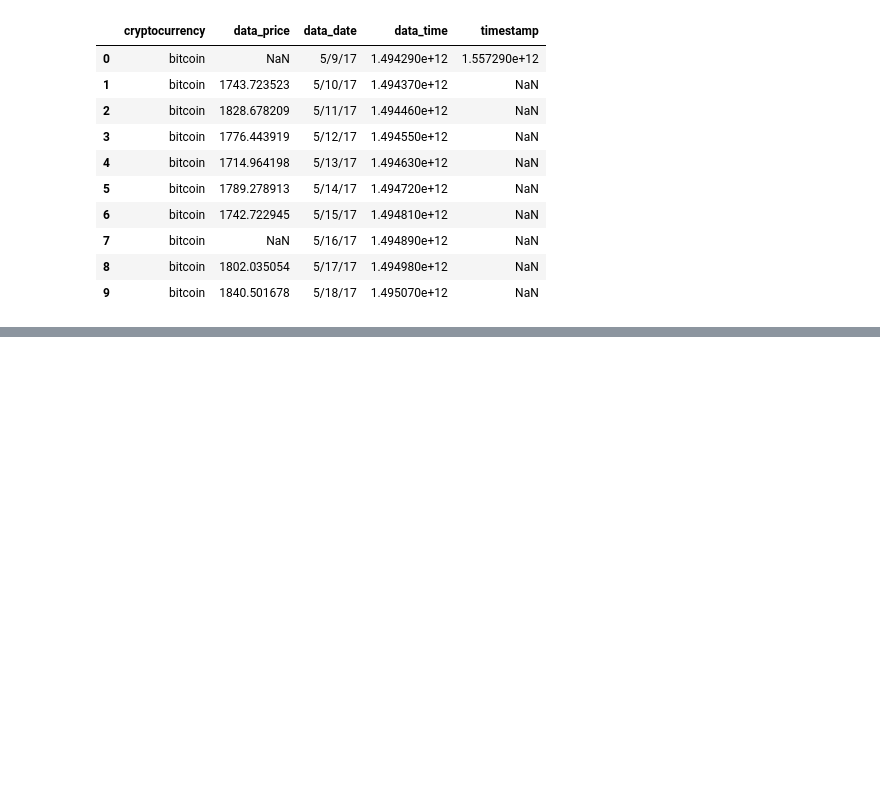
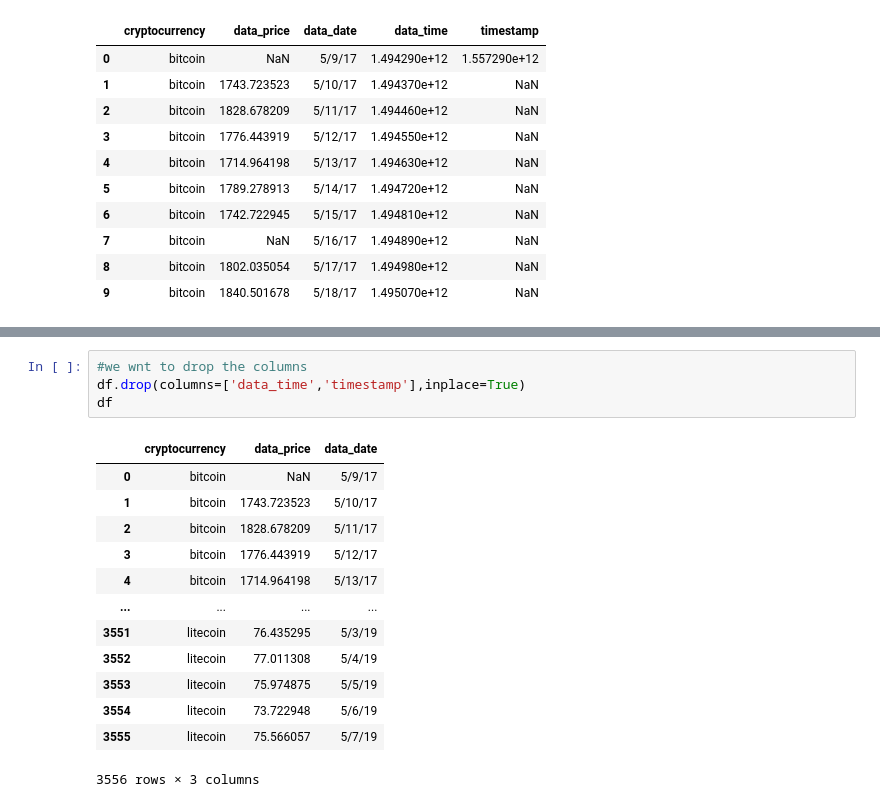
Before and after one commit to satishsurath/OnlineResources, a Jupyter notebook: PythonJupyterNotebooks/Week3-Day3-Activity3.ipynb, the cells around one changed output, grey strips where cells are left out. Saved outputs shown, nothing was run; the diff lists cells and outputs as text; blank space fills up the shorter version.

```diff
--- a/PythonJupyterNotebooks/Week3-Day3-Activity3.ipynb
+++ b/PythonJupyterNotebooks/Week3-Day3-Activity3.ipynb
@@ -18,0 +28,18 @@ df.head(10)
+# %%
+#we wnt to drop the columns
+df.drop(columns=['data_time','timestamp'],inplace=True)
+df
+# %% [output]
+|  | cryptocurrency | data_price | data_date |
+| 0 | bitcoin | NaN | 5/9/17 |
+| 1 | bitcoin | 1743.723523 | 5/10/17 |
+| 2 | bitcoin | 1828.678209 | 5/11/17 |
+| 3 | bitcoin | 1776.443919 | 5/12/17 |
+| 4 | bitcoin | 1714.964198 | 5/13/17 |
+| ... | ... | ... | ... |
+| 3551 | litecoin | 76.435295 | 5/3/19 |
+| 3552 | litecoin | 77.011308 | 5/4/19 |
+| 3553 | litecoin | 75.974875 | 5/5/19 |
+| 3554 | litecoin | 73.722948 | 5/6/19 |
+| 3555 | litecoin | 75.566057 | 5/7/19 |
+3556 rows × 3 columns
```
Also changed, not shown: parts of 9 cells of this notebook.
